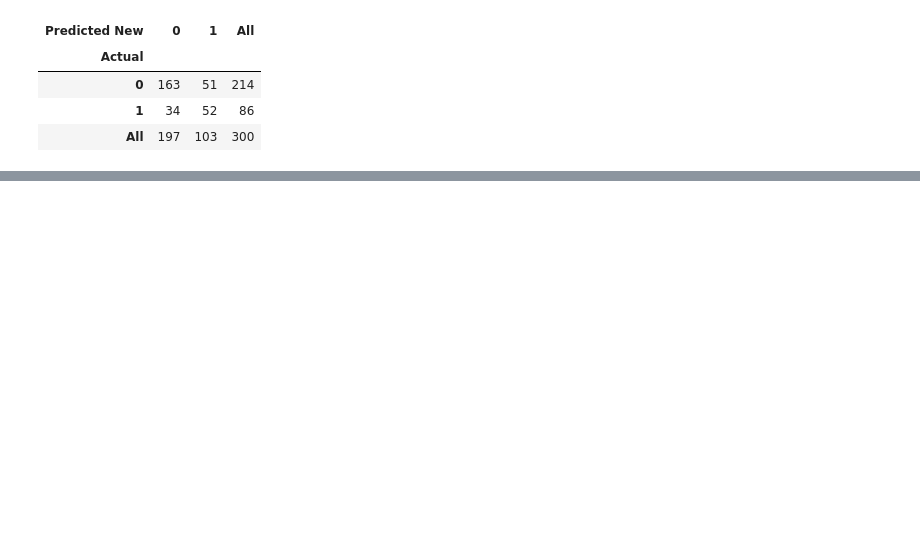
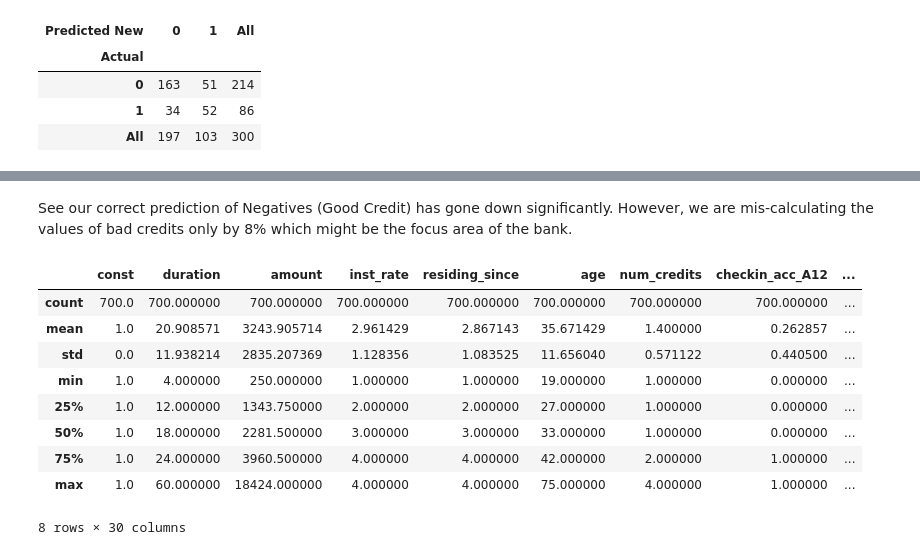
Before and after one commit to muditsharma1234/Machine-Learning-Basics, a Jupyter notebook: 2022_05 Classification Problems/2022_05 Classification Problems.ipynb, the cells around one changed output, grey strips where cells are left out. Drawn from its saved outputs; the diff is of its cells as text; code cells hidden in the pictures; blank space fills up the shorter version.

```diff
--- a/2022_05 Classification Problems/2022_05 Classification Problems.ipynb
+++ b/2022_05 Classification Problems/2022_05 Classification Problems.ipynb
@@ -659,0 +649,15 @@ pd.crosstab(predicted_dataframe.Actual,
+# %% [markdown]
+See our correct prediction of Negatives (Good Credit) has gone down significantly. However, we are mis-calculating the values of bad credits only by 8% which might be the focus area of the bank.
+# %%
+train_X.describe()
+# %% [output]
+|  | const | duration | amount | inst_rate | residing_since | age | num_credits | checkin_acc_A12 | ... |
+| count | 700.0 | 700.000000 | 700.000000 | 700.000000 | 700.000000 | 700.000000 | 700.000000 | 700.000000 | ... |
+| mean | 1.0 | 20.908571 | 3243.905714 | 2.961429 | 2.867143 | 35.671429 | 1.400000 | 0.262857 | ... |
+| std | 0.0 | 11.938214 | 2835.207369 | 1.128356 | 1.083525 | 11.656040 | 0.571122 | 0.440500 | ... |
+| min | 1.0 | 4.000000 | 250.000000 | 1.000000 | 1.000000 | 19.000000 | 1.000000 | 0.000000 | ... |
+| 25% | 1.0 | 12.000000 | 1343.750000 | 2.000000 | 2.000000 | 27.000000 | 1.000000 | 0.000000 | ... |
+| 50% | 1.0 | 18.000000 | 2281.500000 | 3.000000 | 3.000000 | 33.000000 | 1.000000 | 0.000000 | ... |
+| 75% | 1.0 | 24.000000 | 3960.500000 | 4.000000 | 4.000000 | 42.000000 | 2.000000 | 1.000000 | ... |
+| max | 1.0 | 60.000000 | 18424.000000 | 4.000000 | 4.000000 | 75.000000 | 4.000000 | 1.000000 | ... |
+8 rows × 30 columns
```
Also changed, not shown: parts of 22 cells of this notebook.
